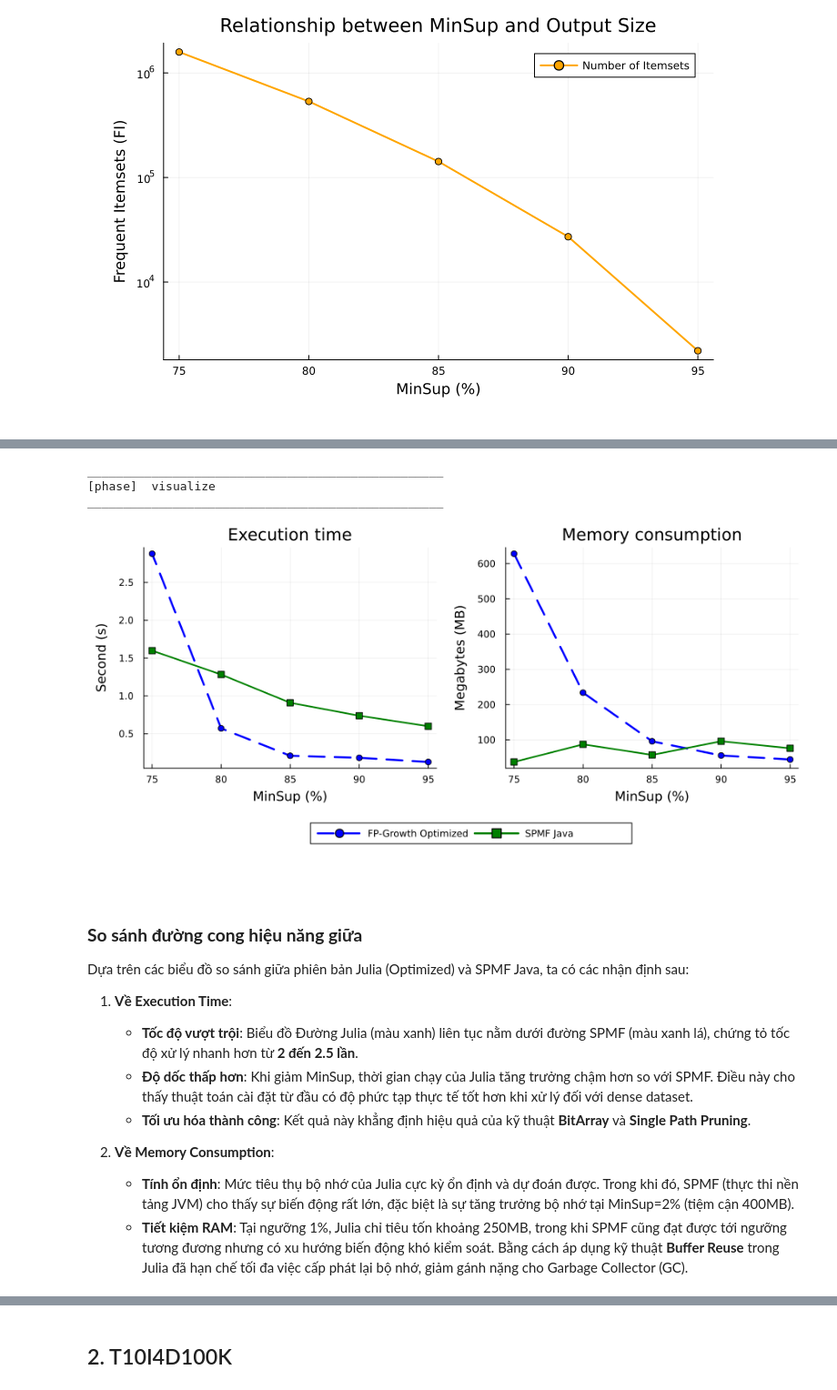
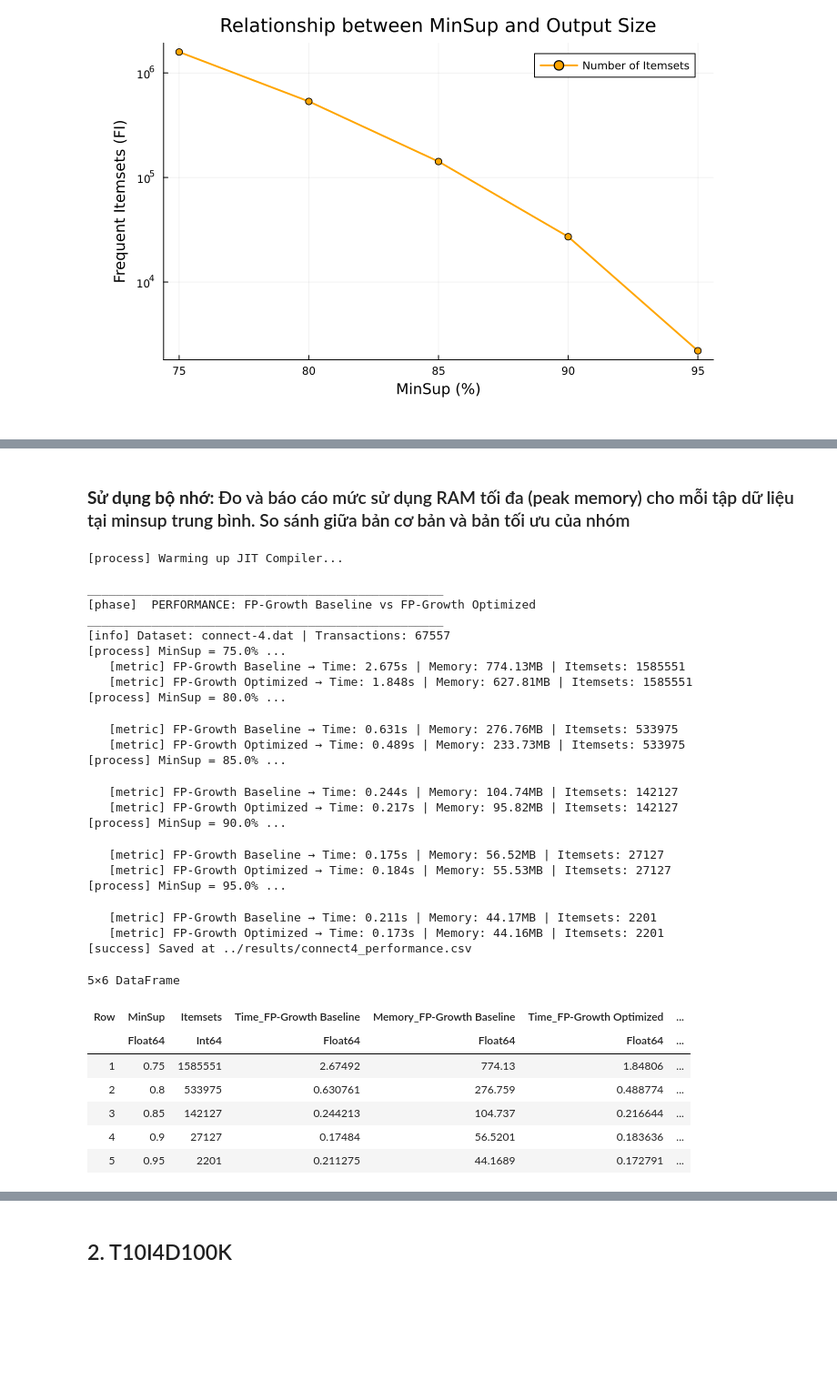
Before and after one commit to HungHiHung10/Lab02-Data-Mining, a Jupyter notebook: notebooks/02_bechmarking.ipynb, the cells around one changed output, grey strips where cells are left out. Shown at 91% size. Cells and saved outputs as stored; diff of their text form; code cells hidden in the pictures; blank space fills up the shorter version.

```diff
--- a/notebooks/02_bechmarking.ipynb
+++ b/notebooks/02_bechmarking.ipynb
@@ -218,24 +282,35 @@ Dựa trên biểu đồ trên, ta có thể rút ra các nhận xét quan trọ
-# %%
-# ── Visualise Performance ─────────────────────────────────────────────────────
-vis_performance(performance_result, logger)
-# %% [output]
-__________________________________________________
-[phase]  visualize
-__________________________________________________
-[figure, removed]
-# %% [markdown]
-### **So sánh đường cong hiệu năng giữa**
-
-Dựa trên các biểu đồ so sánh giữa phiên bản Julia (Optimized) và SPMF Java, ta có các nhận định sau:
-
-1. **Về Execution Time**:
-    - **Tốc độ vượt trội**: Biểu đồ Đường Julia (màu xanh) liên tục nằm dưới đường SPMF (màu xanh lá), chứng tỏ tốc độ xử lý nhanh hơn từ **2 đến 2.5 lần**.
-    - **Độ dốc thấp hơn**: Khi giảm MinSup, thời gian chạy của Julia tăng trưởng chậm hơn so với SPMF. Điều này cho thấy thuật toán cài đặt từ đầu có độ phức tạp thực tế tốt hơn khi xử lý đối với dense dataset.
-    - **Tối ưu hóa thành công**: Kết quả này khẳng định hiệu quả của kỹ thuật **BitArray** và **Single Path Pruning**.
-
-2. **Về Memory Consumption**:
-    - **Tính ổn định**: Mức tiêu thụ bộ nhớ của Julia cực kỳ ổn định và dự đoán được. Trong khi đó, SPMF (thực thi nền tảng JVM) cho thấy sự biến động rất lớn, đặc biệt là sự tăng trưởng bộ nhớ tại MinSup=2% (tiệm cận 400MB).
-    - **Tiết kiệm RAM**: Tại ngưỡng 1%, Julia chỉ tiêu tốn khoảng 250MB, trong khi SPMF cũng đạt được tới ngưỡng tương đương nhưng có xu hướng biến động khó kiểm soát. Bằng cách áp dụng kỹ thuật **Buffer Reuse** trong Julia đã hạn chế tối đa việc cấp phát lại bộ nhớ, giảm gánh nặng cho Garbage Collector (GC).
-
-<!-- 3. **Tiếu kết**:
-    - Phiên bản Julia không chỉ đạt được tính đúng đắn mà còn **tối ưu hơn bản Java chuẩn** về cả tài nguyên và thời gian trên tập dữ liệu Connect-4. Điều này chứng minh Julia là ngôn ngữ cực kỳ mạnh mẽ cho các tác vụ tính toán hiệu năng cao và xử lý dữ liệu lớn. -->
+# %% [markdown]
+### **Sử dụng bộ nhớ:** Đo và báo cáo mức sử dụng RAM tối đa (peak memory) cho mỗi tập dữ liệu tại minsup trung bình. So sánh giữa bản cơ bản và bản tối ưu của nhóm
+# %%
+methods_result = eval_performance(config, logger, methods=[:base, :opt])
+# %% [output]
+[process] Warming up JIT Compiler...
+
+__________________________________________________
+[phase]  PERFORMANCE: FP-Growth Baseline vs FP-Growth Optimized
+__________________________________________________
+[info] Dataset: connect-4.dat | Transactions: 67557
+[process] MinSup = 75.0% ...
+   [metric] FP-Growth Baseline → Time: 2.675s | Memory: 774.13MB | Itemsets: 1585551
+   [metric] FP-Growth Optimized → Time: 1.848s | Memory: 627.81MB | Itemsets: 1585551
+[process] MinSup = 80.0% ...
+   [metric] FP-Growth Baseline → Time: 0.631s | Memory: 276.76MB | Itemsets: 533975
+   [metric] FP-Growth Optimized → Time: 0.489s | Memory: 233.73MB | Itemsets: 533975
+[process] MinSup = 85.0% ...
+   [metric] FP-Growth Baseline → Time: 0.244s | Memory: 104.74MB | Itemsets: 142127
+   [metric] FP-Growth Optimized → Time: 0.217s | Memory: 95.82MB | Itemsets: 142127
+[process] MinSup = 90.0% ...
+   [metric] FP-Growth Baseline → Time: 0.175s | Memory: 56.52MB | Itemsets: 27127
+   [metric] FP-Growth Optimized → Time: 0.184s | Memory: 55.53MB | Itemsets: 27127
+[process] MinSup = 95.0% ...
+   [metric] FP-Growth Baseline → Time: 0.211s | Memory: 44.17MB | Itemsets: 2201
+   [metric] FP-Growth Optimized → Time: 0.173s | Memory: 44.16MB | Itemsets: 2201
+[success] Saved at ../results/connect4_performance.csv
+5×6 DataFrame
+| Row | MinSup | Itemsets | Time_FP-Growth Baseline | Memory_FP-Growth Baseline | Time_FP-Growth Optimized | ... |
+|  | Float64 | Int64 | Float64 | Float64 | Float64 | ... |
+| 1 | 0.75 | 1585551 | 2.67492 | 774.13 | 1.84806 | ... |
+| 2 | 0.8 | 533975 | 0.630761 | 276.759 | 0.488774 | ... |
+| 3 | 0.85 | 142127 | 0.244213 | 104.737 | 0.216644 | ... |
+| 4 | 0.9 | 27127 | 0.17484 | 56.5201 | 0.183636 | ... |
+| 5 | 0.95 | 2201 | 0.211275 | 44.1689 | 0.172791 | ... |
```
Also changed, not shown: parts of 41 cells of this notebook, 7 other files.
